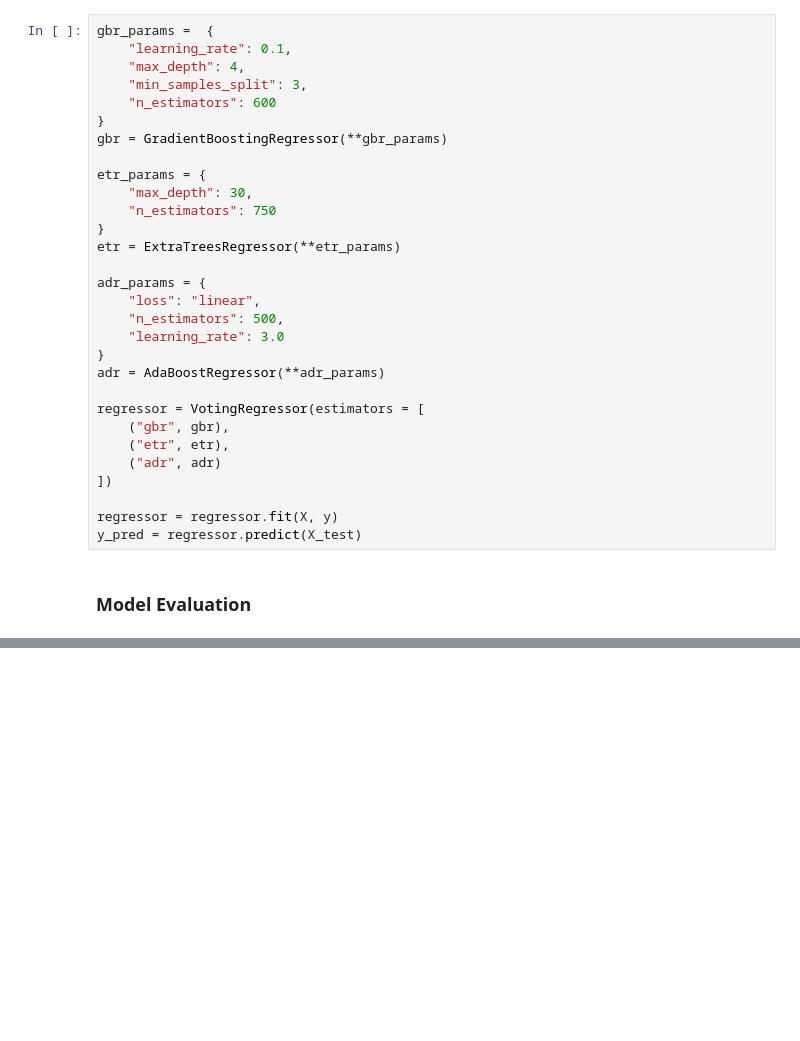
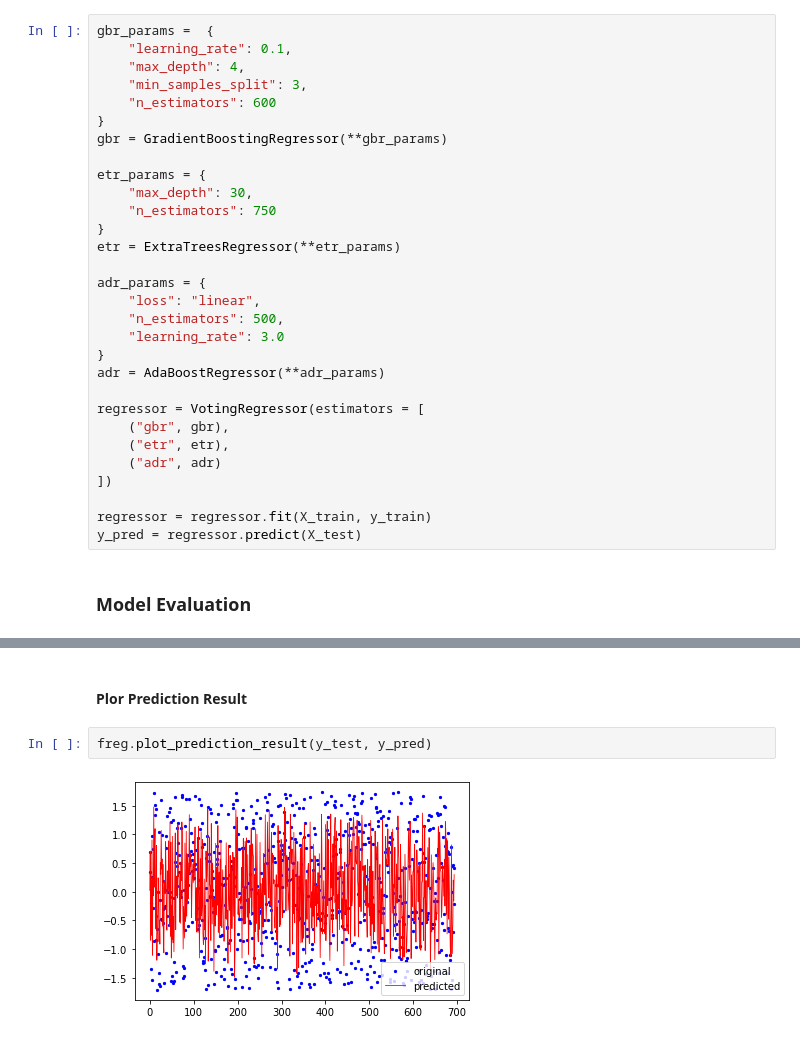
Before and after one commit to faustofcjr/amazon-social-progress, a Jupyter notebook: ml_models/supervised/regression/voting_regressor.ipynb, the cells around one changed output, grey strips where cells are left out. Saved outputs shown, nothing was run; the diff lists cells and outputs as text; blank space fills up the shorter version.

Commit message:
Add stacked_generalization_regression Add Plor Prediction Result in voting_regressor

```diff
--- a/ml_models/supervised/regression/voting_regressor.ipynb
+++ b/ml_models/supervised/regression/voting_regressor.ipynb
@@ -113,7 +113,7 @@ regressor = VotingRegressor(estimators = [
     ("adr", adr)
 ])
 
-regressor = regressor.fit(X, y)
+regressor = regressor.fit(X_train, y_train)
 y_pred = regressor.predict(X_test)
 # %% [markdown]
 ### Model Evaluation
@@ -131,0 +133,6 @@ CV train mean score:0.6830
+# %% [markdown]
+#### Plor Prediction Result
+# %%
+freg.plot_prediction_result(y_test, y_pred)
+# %% [output]
+[figure, added]
```
Also changed, not shown: parts of 2 cells of this notebook, 1 other file.
